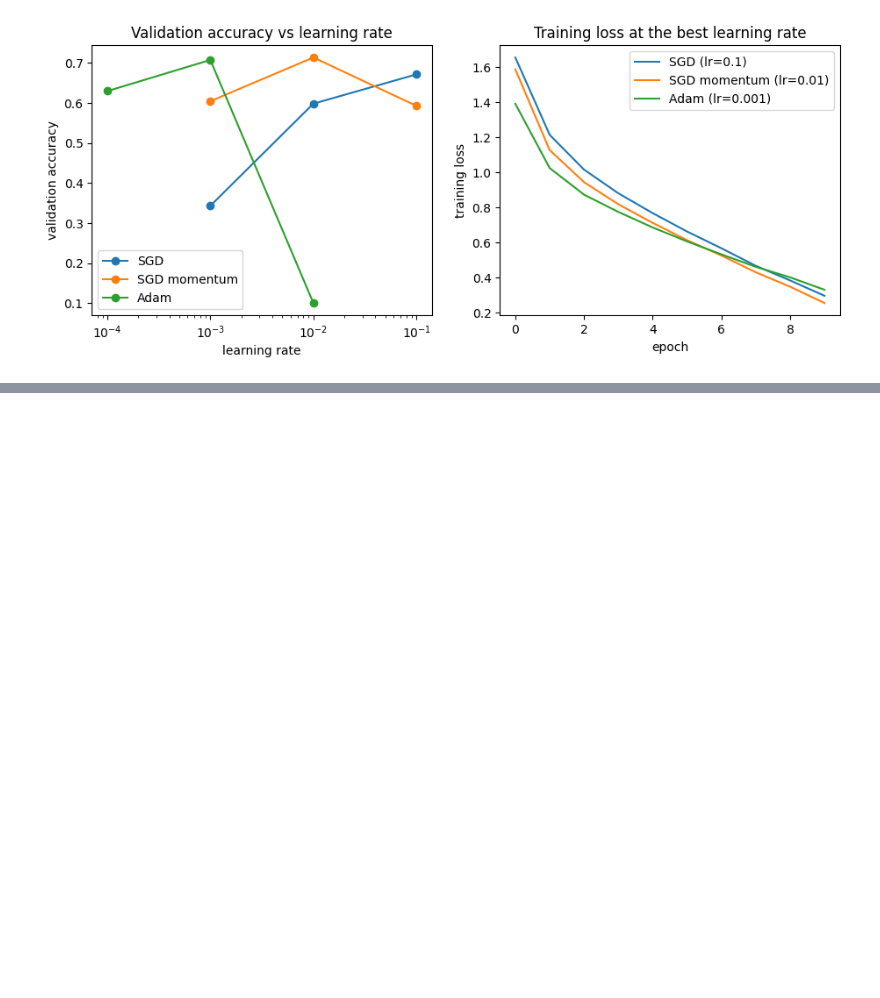
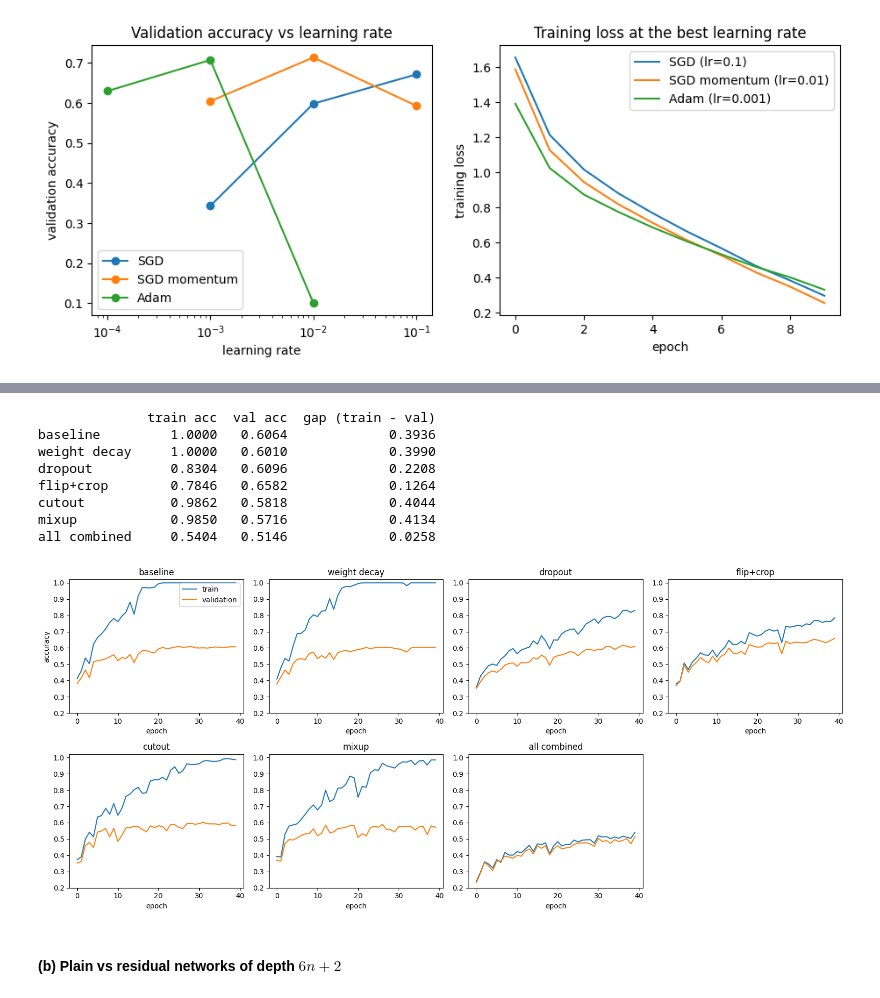
Before and after one commit to Nithira17/EN4554-Assignment_2-CNNs, a Jupyter notebook: assignment_2.ipynb, the cells around one changed output, grey strips where cells are left out. Cells and saved outputs as stored; diff of their text form; code cells hidden in the pictures; blank space fills up the shorter version.

```diff
--- a/assignment_2.ipynb
+++ b/assignment_2.ipynb
@@ -496,0 +586,22 @@ plt.show()
+# %%
+EPOCHS_3A = 40
+X_5k, y_5k = X_train[:5000], y_train[:5000]
+
+configs = {
+    'baseline':     dict(),
+    'weight decay': dict(wd=5e-4),
+    'dropout':      dict(dropout=0.5),
+    'flip+crop':    dict(augment=flip_crop),
+    'cutout':       dict(augment=cutout),
+    'mixup':        dict(use_mixup=True),
+    'all combined': dict(wd=5e-4, dropout=0.5, augment=lambda x: cutout(flip_crop(x)), use_mixup=True),
+}
+
+results_3a = {}
+for name, cfg in configs.items():
+    torch.manual_seed(0)
+    model = SmallCNN_BN(dropout=cfg.get('dropout', 0.0)).to(device)
+    optimizer = torch.optim.SGD(model.parameters(), lr=0.01, momentum=0.9, weight_decay=cfg.get('wd', 0.0))
+    results_3a[name] = train_reg(model, optimizer, EPOCHS_3A, X_5k, y_5k, X_val, y_val,
+                                 augment=cfg.get('augment'), use_mixup=cfg.get('use_mixup', False))
+    print(f'{name:13s} | train acc {results_3a[name]["train_acc"][-1]:.4f} | val acc {results_3a[name]["val_acc"][-1]:.4f}')
@@ -496,0 +616,32 @@ plt.show()
+# %%
+import pandas as pd
+
+table = pd.DataFrame({
+    'train acc': {n: h['train_acc'][-1] for n, h in results_3a.items()},
+    'val acc':   {n: h['val_acc'][-1] for n, h in results_3a.items()},
+})
+table['gap (train - val)'] = table['train acc'] - table['val acc']
+print(table.round(4))
+
+plt.figure(figsize=(16, 7))
+for i, (name, h) in enumerate(results_3a.items()):
+    plt.subplot(2, 4, i + 1)
+    plt.plot(h['train_acc'], label='train')
+    plt.plot(h['val_acc'], label='validation')
+    plt.title(name); plt.xlabel('epoch'); plt.ylim(0.2, 1.02)
+    if i == 0:
+        plt.ylabel('accuracy'); plt.legend()
+plt.tight_layout()
+plt.show()
+# %% [output]
+              train acc  val acc  gap (train - val)
+baseline         1.0000   0.6064             0.3936
+weight decay     1.0000   0.6010             0.3990
+dropout          0.8304   0.6096             0.2208
+flip+crop        0.7846   0.6582             0.1264
+cutout           0.9862   0.5818             0.4044
+mixup            0.9850   0.5716             0.4134
+all combined     0.5404   0.5146             0.0258
+[figure, added]
+# %% [markdown]
+#### (b) Plain vs residual networks of depth $6n+2$
```
Also changed, not shown: parts of 7 cells of this notebook.
